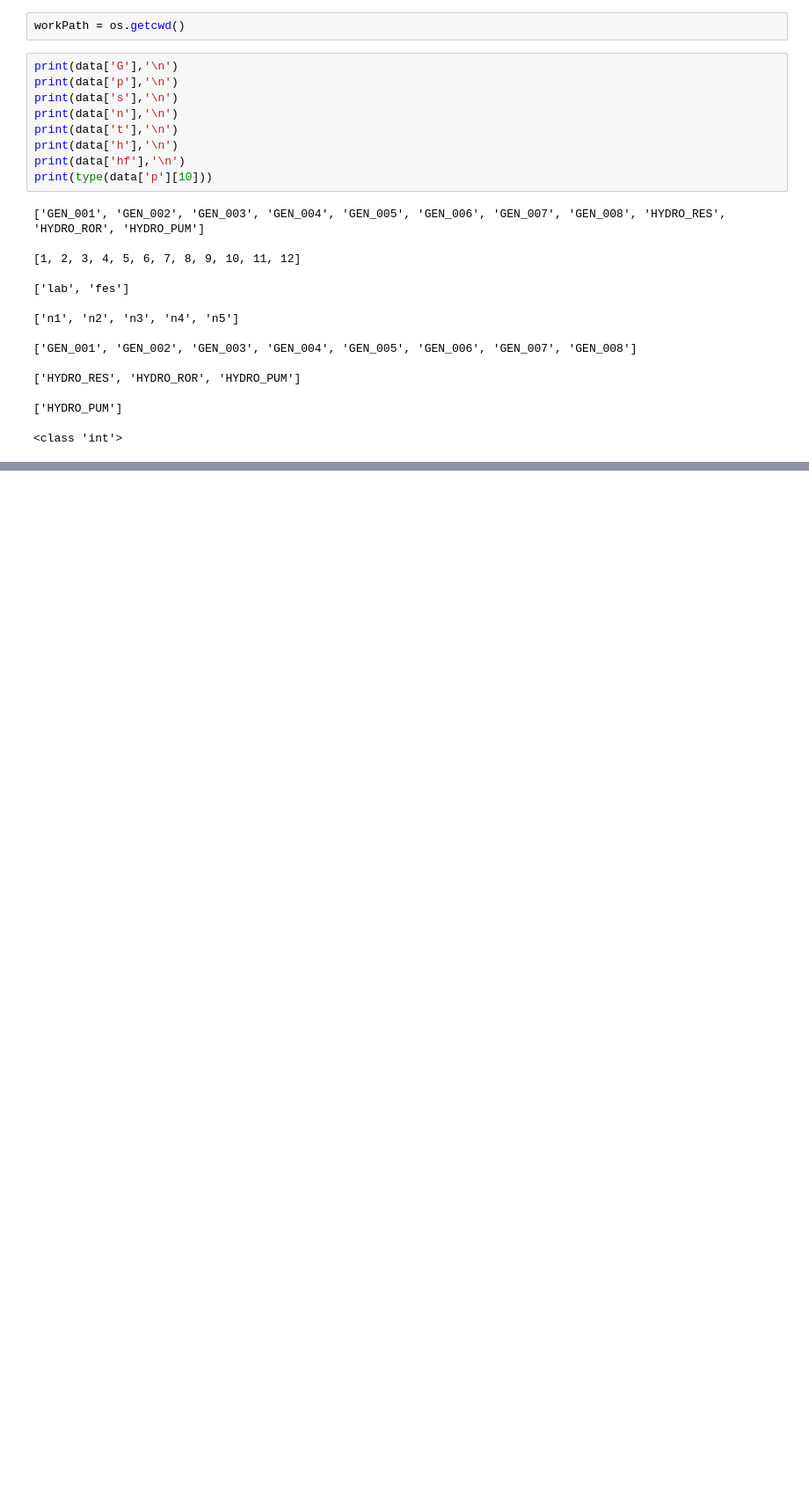
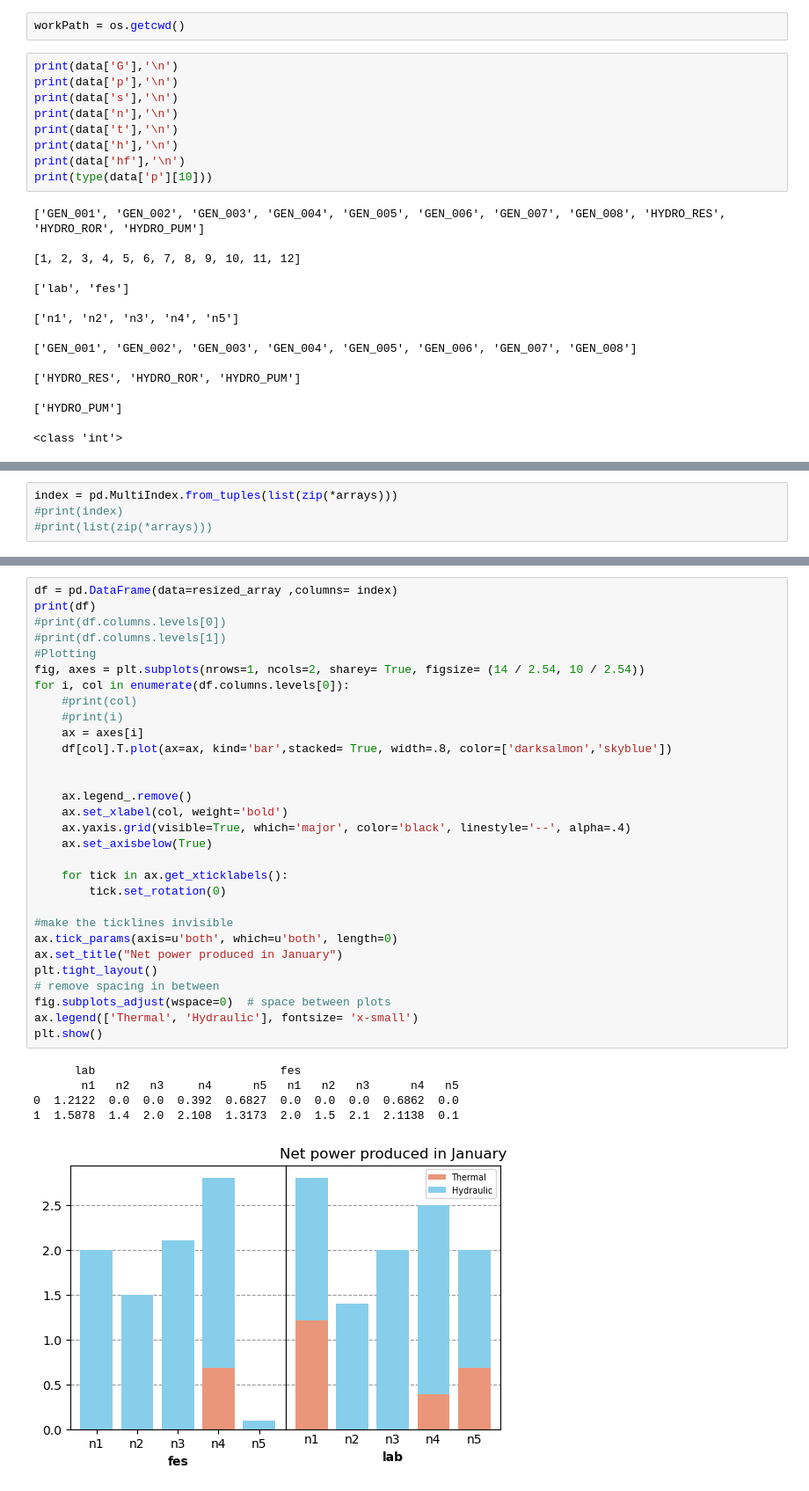
Before and after one commit to juanraposo2000/PYOMO, a Jupyter notebook: MMP_PYOMO.ipynb, the cells around one changed output, grey strips where cells are left out. Shown at 88% size. Drawn from its saved outputs; the diff is of its cells as text; blank space fills up the shorter version.

```diff
--- a/MMP_PYOMO.ipynb
+++ b/MMP_PYOMO.ipynb
@@ -215,0 +326,4 @@ feasible
+# %%
+index = pd.MultiIndex.from_tuples(list(zip(*arrays)))
+#print(index)
+#print(list(zip(*arrays)))
@@ -215,0 +354,36 @@ feasible
+# %%
+df = pd.DataFrame(data=resized_array ,columns= index)
+print(df)
+#print(df.columns.levels[0])
+#print(df.columns.levels[1])
+#Plotting
+fig, axes = plt.subplots(nrows=1, ncols=2, sharey= True, figsize= (14 / 2.54, 10 / 2.54))
+for i, col in enumerate(df.columns.levels[0]):
+    #print(col)
+    #print(i)
+    ax = axes[i]
+    df[col].T.plot(ax=ax, kind='bar',stacked= True, width=.8, color=['darksalmon','skyblue'])
+
+
+    ax.legend_.remove()
+    ax.set_xlabel(col, weight='bold')
+    ax.yaxis.grid(visible=True, which='major', color='black', linestyle='--', alpha=.4)
+    ax.set_axisbelow(True)
+
+    for tick in ax.get_xticklabels():
+        tick.set_rotation(0)
+
+#make the ticklines invisible
+ax.tick_params(axis=u'both', which=u'both', length=0)
+ax.set_title("Net power produced in January")
+plt.tight_layout()
+# remove spacing in between
+fig.subplots_adjust(wspace=0)  # space between plots
+ax.legend(['Thermal', 'Hydraulic'], fontsize= 'x-small')
+plt.show()
+# %% [output]
+      lab                           fes
+       n1   n2   n3     n4      n5   n1   n2   n3      n4   n5
+0  1.2122  0.0  0.0  0.392  0.6827  0.0  0.0  0.0  0.6862  0.0
+1  1.5878  1.4  2.0  2.108  1.3173  2.0  1.5  2.1  2.1138  0.1
+[figure, added]
```
Also changed, not shown: parts of 20 cells of this notebook.
